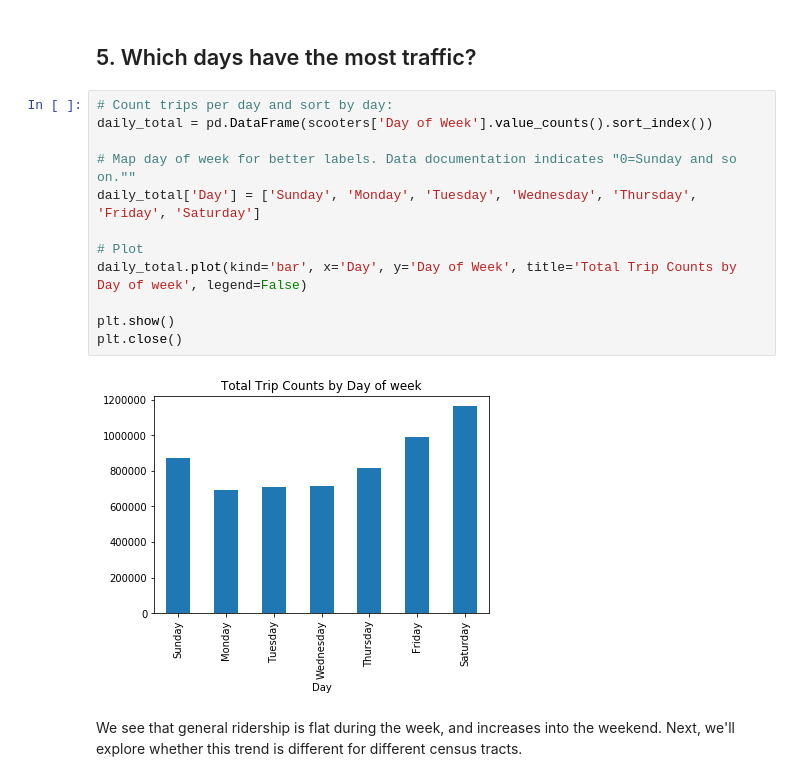
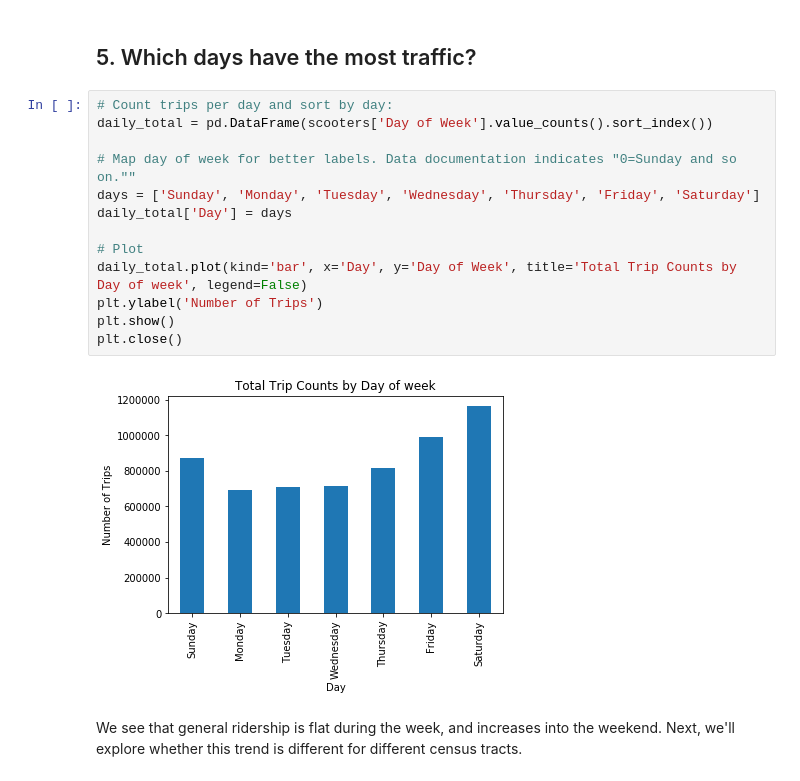
Before and after one commit to trevbhatt/predicting_scooter_utilization, a Jupyter notebook: data_story.ipynb, the cells around one changed output. Drawn from its saved outputs; the diff is of its cells as text.

```diff
--- a/data_story.ipynb
+++ b/data_story.ipynb
@@ -138,17 +133,18 @@ CT 1100 is the clear frontrunner with the most trips. CT 1100 is Austin's downto
 # %%
 # Count trips per day and sort by day:
 daily_total = pd.DataFrame(scooters['Day of Week'].value_counts().sort_index())
 
 # Map day of week for better labels. Data documentation indicates "0=Sunday and so on.""
-daily_total['Day'] = ['Sunday', 'Monday', 'Tuesday', 'Wednesday', 'Thursday', 'Friday', 'Saturday']
+days = ['Sunday', 'Monday', 'Tuesday', 'Wednesday', 'Thursday', 'Friday', 'Saturday']
+daily_total['Day'] = days
 
 # Plot
 daily_total.plot(kind='bar', x='Day', y='Day of Week', title='Total Trip Counts by Day of week', legend=False)
-
+plt.ylabel('Number of Trips')
 plt.show()
 plt.close()
 # %% [output]
-[figure, old version]
+[figure, new version]
 # %% [markdown]
 We see that general ridership is flat during the week, and increases into the weekend.  Next, we'll explore whether this trend is different for different census tracts.
 # %% [markdown]
```
Also changed, not shown: parts of 14 cells of this notebook, 1 other file.
